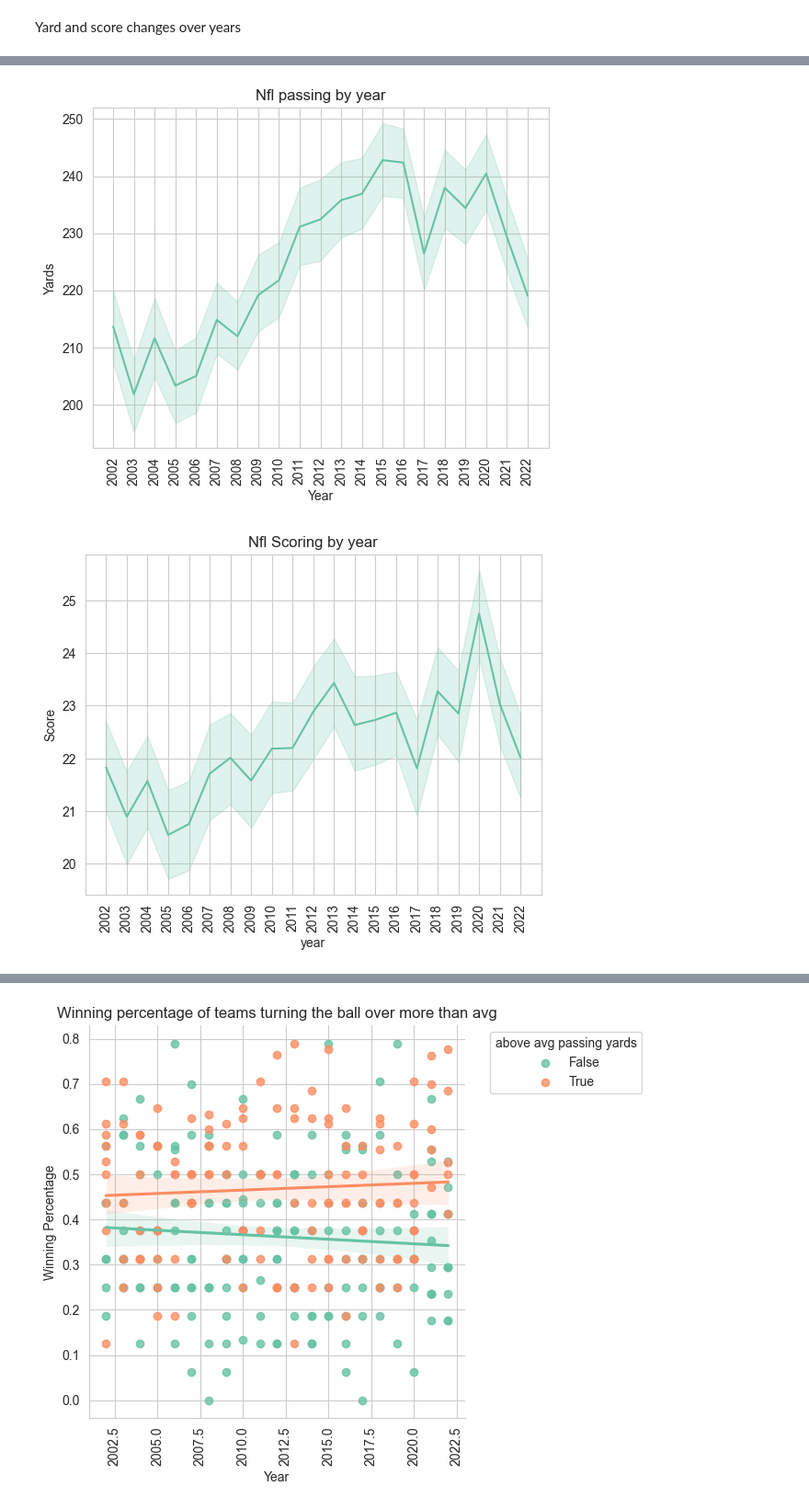
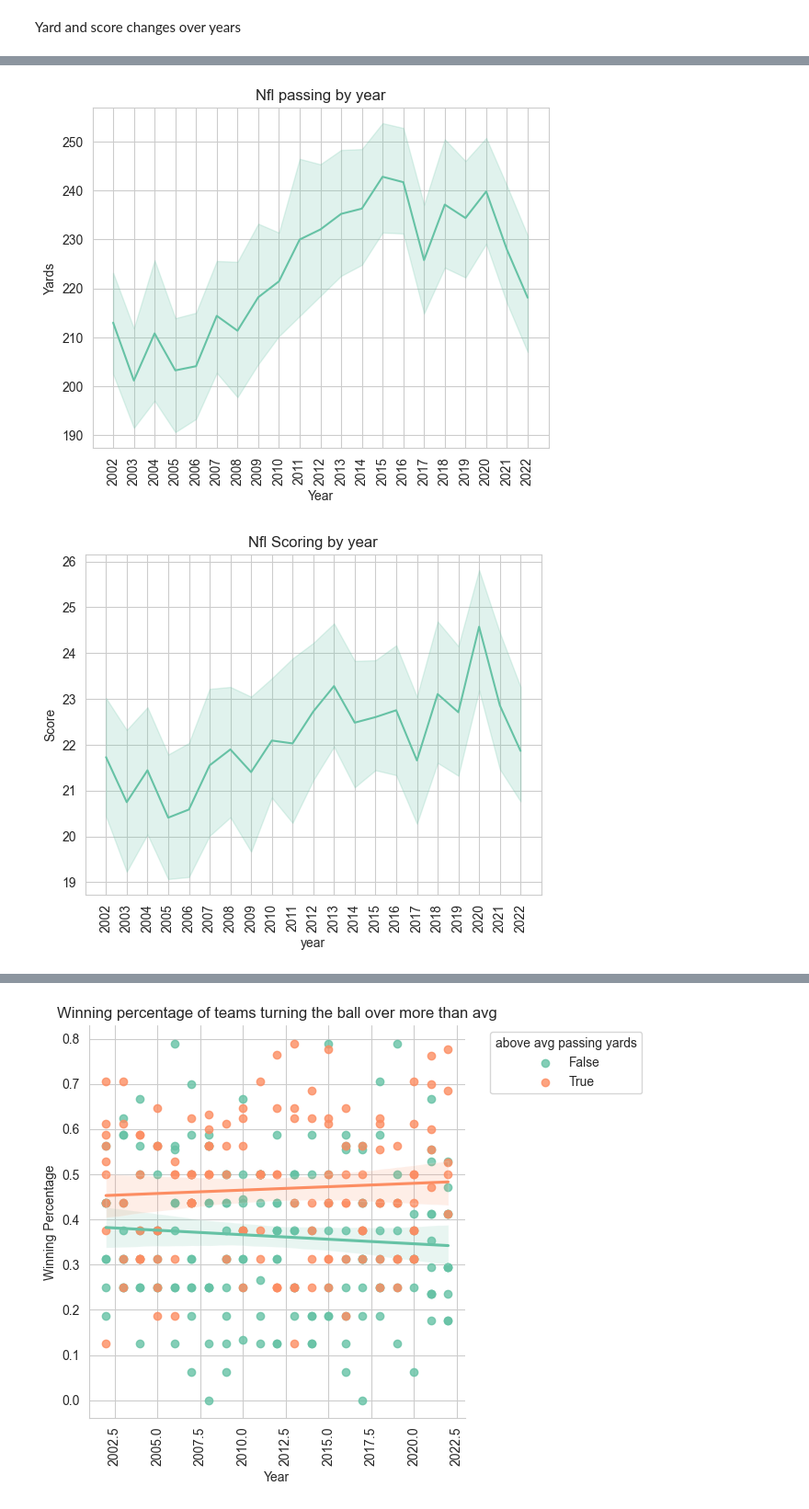
Before and after one commit to Griffmatt/kaggle, a Jupyter notebook: teamStats.ipynb, the cells around one changed output, grey strips where cells are left out. Shown at 92% size. Cells and saved outputs as stored; diff of their text form; code cells hidden in the pictures.

```diff
--- a/teamStats.ipynb
+++ b/teamStats.ipynb
@@ -199,22 +198,30 @@ With teams have passing and scoring more every year does this lessen the impact
 # %%
-sns.lineplot(df, x="year", y="passing_yards")
+sns.lineplot(yearly_stats_df, x="year", y="passing_yards")
 plt.xticks(rotation="vertical")
 plt.xlabel("Year")
 plt.ylabel("Yards")
 plt.title("Nfl passing by year")
 plt.show()
 
-sns.lineplot(df, x="year", y="score")
+sns.lineplot(yearly_stats_df, x="year", y="score")
 plt.xticks(rotation="vertical")
 plt.ylabel("Score")
 plt.title("Nfl Scoring by year")
 plt.show()
 
-sns.lineplot(df, x="year", y="turnovers")
+sns.lineplot(yearly_stats_df, x="year", y="turnovers")
 plt.xticks(rotation="vertical")
 plt.ylabel("turnovers")
 plt.title("Nfl turnovers by year")
 plt.show()
+
+
+#drive numbers before 2005 seem to be incorrect
+sns.lineplot(yearly_stats_df, x="year", y="drives")
+plt.xticks(rotation="vertical")
+plt.ylabel("drives")
+plt.title("Nfl drives by year")
+plt.show()
 # %% [output]
-[figure, old version]
+[figure, new version]
-[figure, old version]
+[figure, new version]
```
Also changed, not shown: parts of 11 cells of this notebook.
